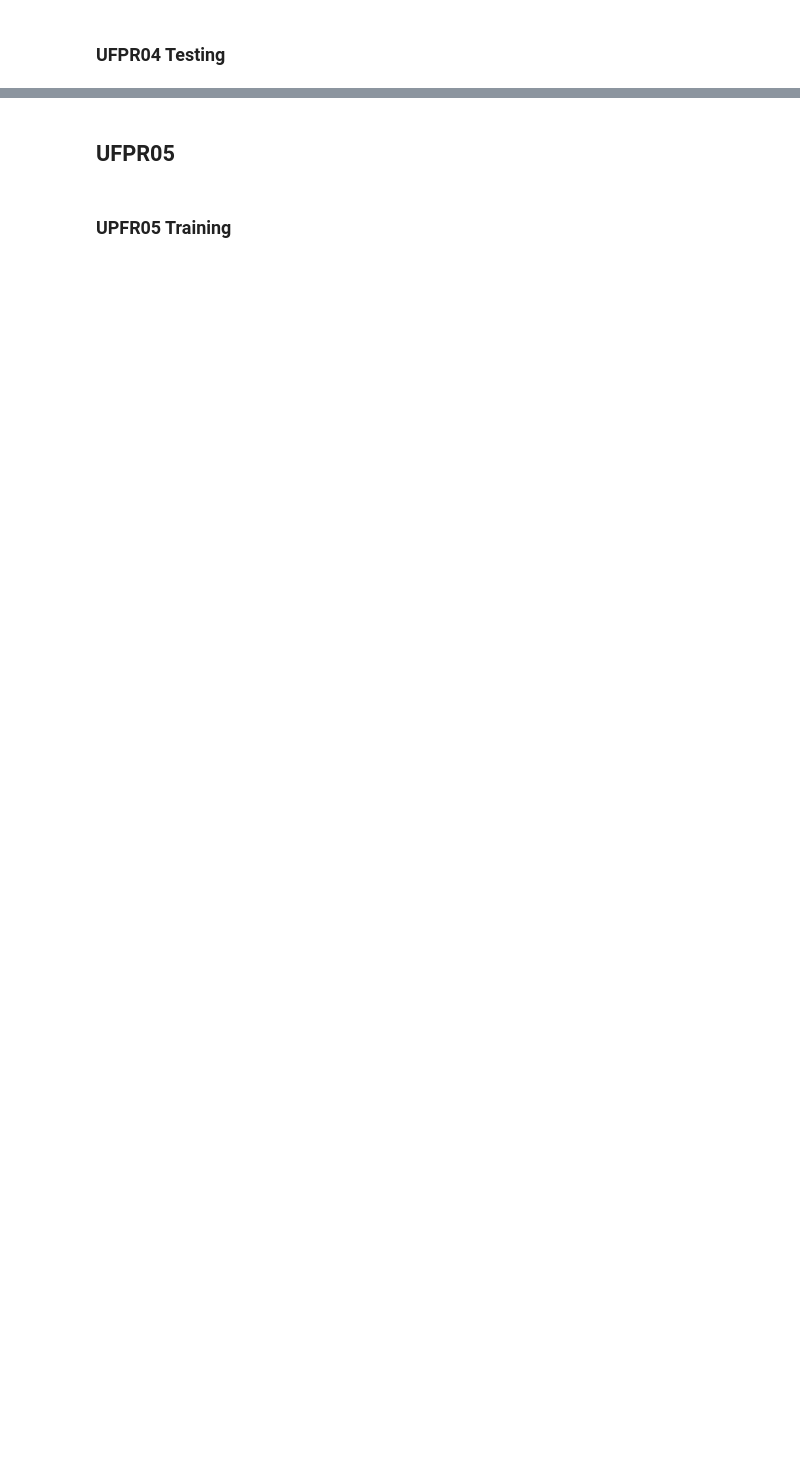
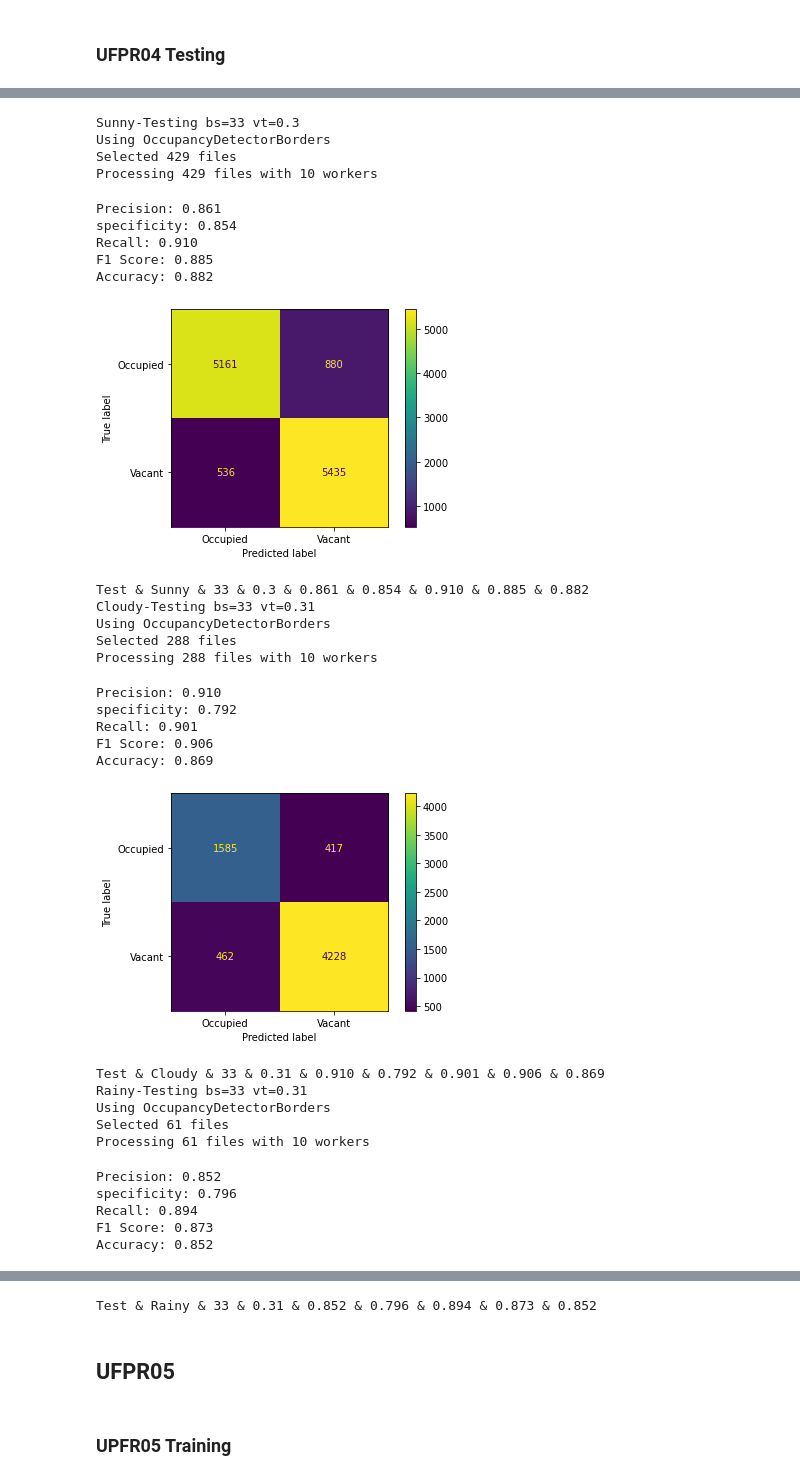
Before and after one commit to VisionPark/VisionParkDetect, a Jupyter notebook: borderClassifierTest.ipynb, the cells around one changed output, grey strips where cells are left out. Saved outputs shown, nothing was run; the diff lists cells and outputs as text; code cells hidden in the pictures; blank space fills up the shorter version.

```diff
--- a/borderClassifierTest.ipynb
+++ b/borderClassifierTest.ipynb
@@ -327,0 +367,36 @@ for weather in weather_list:
+# %%
+test_parking_bs_vt('UFPR04', 33, 0.30, weather_list=['Sunny'])
+test_parking_bs_vt('UFPR04', 33, 0.31, weather_list=['Cloudy'])
+test_parking_bs_vt('UFPR04', 33, 0.31, weather_list=['Rainy'])
+# %% [output]
+Sunny-Testing bs=33 vt=0.3
+Using OccupancyDetectorBorders
+Selected 429 files
+Processing 429 files with 10 workers
+Precision: 0.861
+specificity: 0.854
+Recall: 0.910
+F1 Score: 0.885
+Accuracy: 0.882
+[figure, added]
+Test & Sunny & 33 & 0.3 & 0.861 & 0.854 & 0.910 & 0.885 & 0.882
+Cloudy-Testing bs=33 vt=0.31
+Using OccupancyDetectorBorders
+Selected 288 files
+Processing 288 files with 10 workers
+Precision: 0.910
+specificity: 0.792
+Recall: 0.901
+F1 Score: 0.906
+Accuracy: 0.869
+[figure, added]
+Test & Cloudy & 33 & 0.31 & 0.910 & 0.792 & 0.901 & 0.906 & 0.869
+Rainy-Testing bs=33 vt=0.31
+Using OccupancyDetectorBorders
+Selected 61 files
+Processing 61 files with 10 workers
+Precision: 0.852
+specificity: 0.796
+Recall: 0.894
+F1 Score: 0.873
+Accuracy: 0.852
@@ -328,3 +404,4 @@ for weather in weather_list:
+Test & Rainy & 33 & 0.31 & 0.852 & 0.796 & 0.894 & 0.873 & 0.852
 # %% [markdown]
 ## UFPR05
 # %% [markdown]
```
Also changed, not shown: parts of 31 cells of this notebook, 18 other files.
